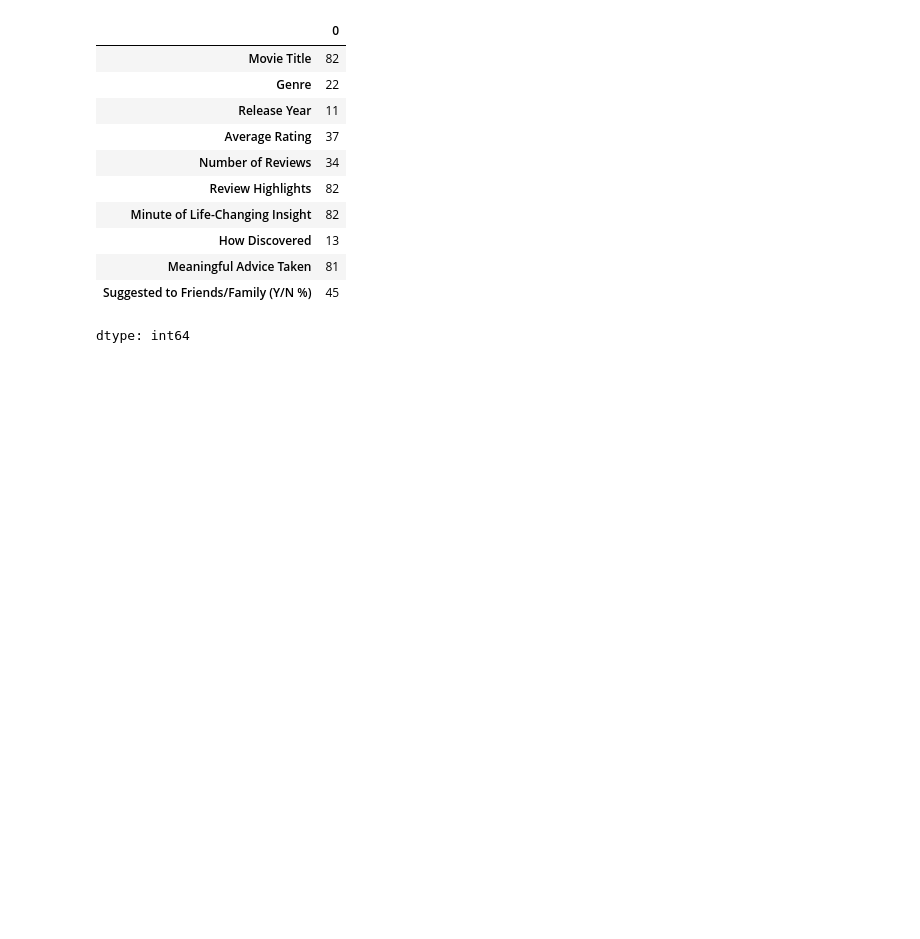
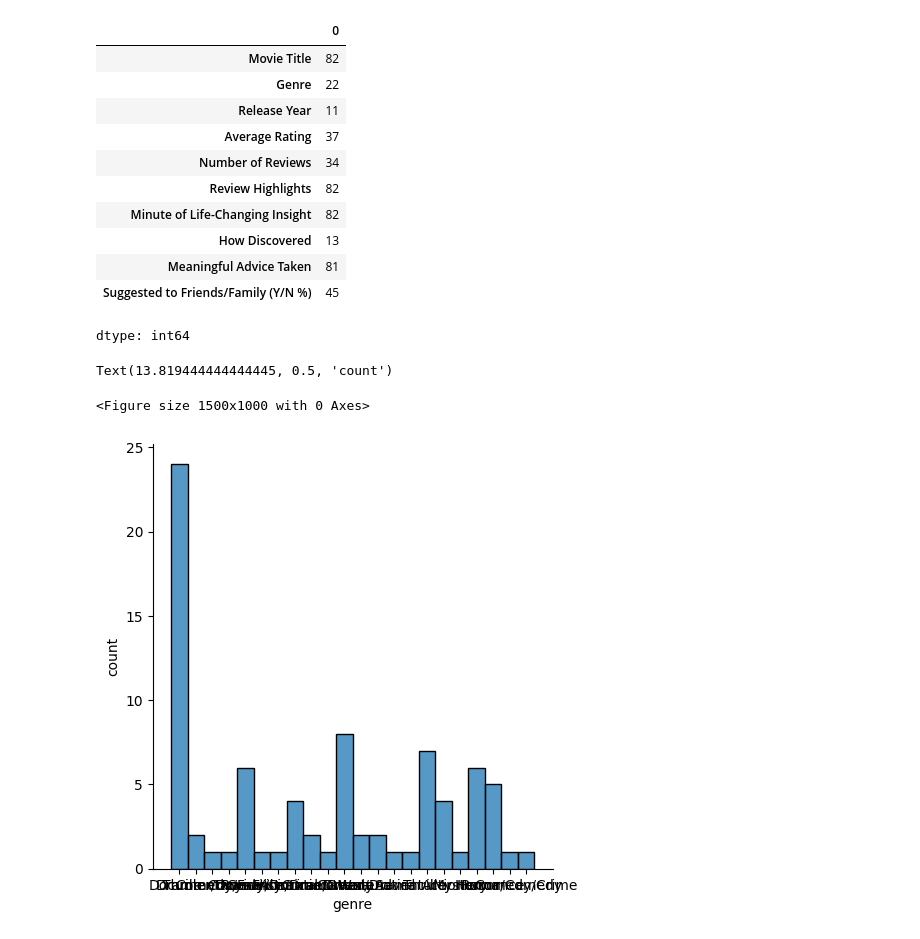
Before and after one commit to Noa810/gal, a Jupyter notebook: project_40_.ipynb, the cells around one changed output. Saved outputs shown, nothing was run; the diff lists cells and outputs as text; code cells hidden in the pictures; blank space fills up the shorter version.

```diff
--- a/project_40_.ipynb
+++ b/project_40_.ipynb
@@ -7,5 +7,5 @@ import matplotlib.pylot as plt
 # %%
-df = pd.read_csv('/content/archive (1).zip')
+df = pd.read_csv('/content/Netflix Life Impact Dataset (NLID).csv')
 # %%
 df
 # %% [output]
@@ -89,3 +97,12 @@ df.nunique()
 | Meaningful Advice Taken | 81 |
 | Suggested to Friends/Family (Y/N %) | 45 |
 dtype: int64
+# %%
+plt.figure(figsize=(15,10))
+sns.displot(df["Genre"])
+plt.xlabel('genre')
+plt.ylabel("count")
+# %% [output]
+Text(13.819444444444445, 0.5, 'count')
+<Figure size 1500x1000 with 0 Axes>
+[figure, added]
```
Also changed, not shown: parts of 2 cells of this notebook.
